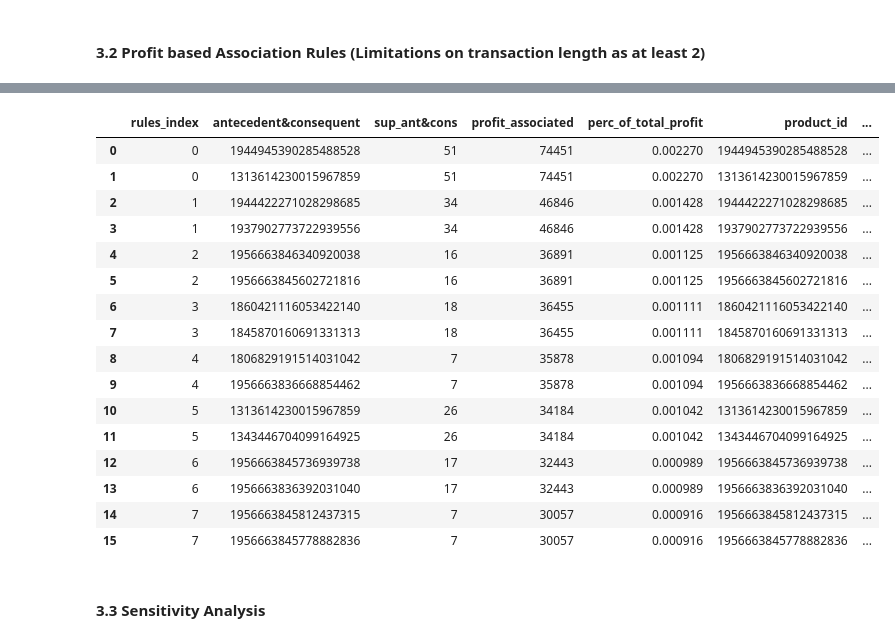
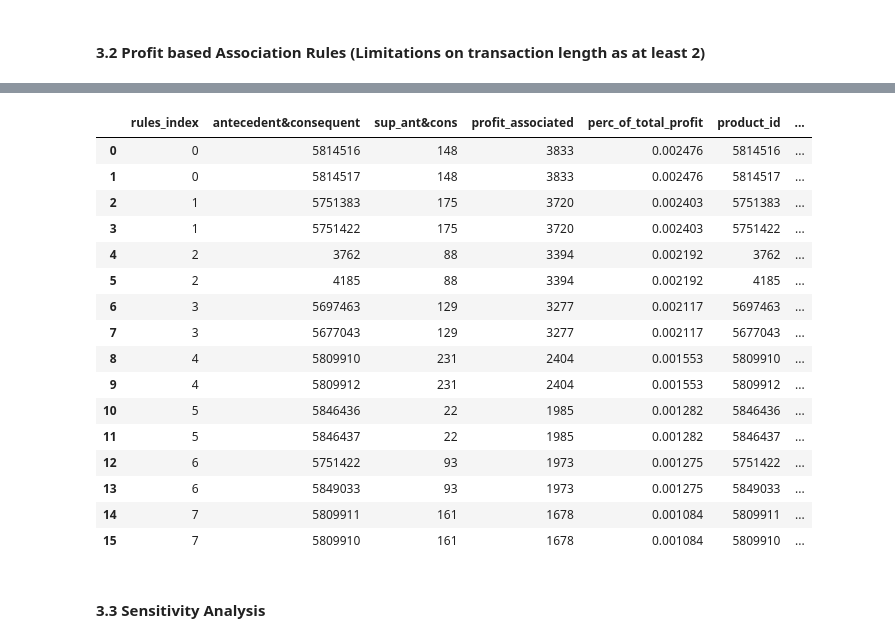
Before and after one commit to dawei7/Detecting-patterns-in-purchase-history-using-association-rule-learning-methods, a Jupyter notebook: Analaysis_Kaggle_Comsetics_Dataset.ipynb, the cells around one changed output, grey strips where cells are left out. Cells and saved outputs as stored; diff of their text form; code cells hidden in the pictures.

```diff
--- a/Analaysis_Kaggle_Comsetics_Dataset.ipynb
+++ b/Analaysis_Kaggle_Comsetics_Dataset.ipynb
@@ -265,9 +265,11 @@ rules_labeled
 # %%
 import modified_fp_growth_algorithm.modified_fp_growth_latest as mod_fp_growth
 
+data = data[data["product_id"].apply(len)<5]
+
 rules = mod_fp_growth.fpgrowthFromDataFrame(\
     data,
-    minSupRatio=0.005,
+    minSupRatio=0.001,
     maxSupRatio=1,
     minConf=0,
     item_col=1,
@@ -315,9 +329,12 @@ import modified_fp_growth_algorithm.modified_fp_growth_latest as mod_fp_growth
 
 #For better trackingI take price instead of profit as profit, because tracking ius easier and at moment I anyway just multiply by 0.1 for profit
 # We see how "super efficient it is, only 6.8 seconds for 13k rules inclduing writing to Excel"
+
+data = data[data["product_id"].apply(len)<5]
+
 rules = mod_fp_growth.fpgrowthFromDataFrame(\
     data,
-    minSupRatio=0.002,
+    minSupRatio=0.005,
     maxSupRatio=1,
     minConf=0,
     item_col=1,
@@ -382,9 +392,12 @@ import modified_fp_growth_algorithm.modified_fp_growth_latest as mod_fp_growth
 
 #For better trackingI take price instead of profit as profit, because tracking ius easier and at moment I anyway just multiply by 0.1 for profit
 # We see how "super efficient it is, only 6.8 seconds for 13k rules inclduing writing to Excel"
+
+data = data[data["product_id"].apply(len)<5]
+
 rules = mod_fp_growth.fpgrowthFromDataFrame(\
     data,
-    minSupRatio=0.0009,
+    minSupRatio=0.0007,
     maxSupRatio=1,
     minTransactionLength=2,
     maxTransactionLength=10,
@@ -410,36 +427,38 @@ rules
 # %%
 # A minSupRatio of 0.007 means, in case of profitability, that it represents 0.007 of total revenues rspectively profit. We made the profit fo each product equal.
 # Let's oberserve what kind of items we have found.
 
 
 rules_exploded = rules.explode("antecedent&consequent")[["antecedent&consequent","sup_ant&cons","profit_associated","perc_of_total_profit"]]
 rules_exploded.insert(0,"rules_index",rules_exploded.index)
 
 rules_labeled =pd.merge(rules_exploded,unique_items, how="inner", left_on="antecedent&consequent",right_on="product_id").sort_values("rules_index").reset_index(drop=True)
 
 rules_labeled.to_excel("rules_labeled.xlsx",index=False)
 
 rules_labeled["profit_associated"] = rules_labeled["profit_associated"].astype(int)
 
+rules_labeled.drop("category_code",axis=1)
+
 rules_labeled.head(16)
 # %% [output]
 |  | rules_index | antecedent&consequent | sup_ant&cons | profit_associated | perc_of_total_profit | product_id | ... |
-| 0 | 0 | 1944945390285488528 | 51 | 74451 | 0.002270 | 1944945390285488528 | ... |
-| 1 | 0 | 1313614230015967859 | 51 | 74451 | 0.002270 | 1313614230015967859 | ... |
-| 2 | 1 | 1944422271028298685 | 34 | 46846 | 0.001428 | 1944422271028298685 | ... |
-| 3 | 1 | 1937902773722939556 | 34 | 46846 | 0.001428 | 1937902773722939556 | ... |
-| 4 | 2 | 1956663846340920038 | 16 | 36891 | 0.001125 | 1956663846340920038 | ... |
-| 5 | 2 | 1956663845602721816 | 16 | 36891 | 0.001125 | 1956663845602721816 | ... |
-| 6 | 3 | 1860421116053422140 | 18 | 36455 | 0.001111 | 1860421116053422140 | ... |
-| 7 | 3 | 1845870160691331313 | 18 | 36455 | 0.001111 | 1845870160691331313 | ... |
-| 8 | 4 | 1806829191514031042 | 7 | 35878 | 0.001094 | 1806829191514031042 | ... |
-| 9 | 4 | 1956663836668854462 | 7 | 35878 | 0.001094 | 1956663836668854462 | ... |
-| 10 | 5 | 1313614230015967859 | 26 | 34184 | 0.001042 | 1313614230015967859 | ... |
-| 11 | 5 | 1343446704099164925 | 26 | 34184 | 0.001042 | 1343446704099164925 | ... |
-| 12 | 6 | 1956663845736939738 | 17 | 32443 | 0.000989 | 1956663845736939738 | ... |
-| 13 | 6 | 1956663836392031040 | 17 | 32443 | 0.000989 | 1956663836392031040 | ... |
-| 14 | 7 | 1956663845812437315 | 7 | 30057 | 0.000916 | 1956663845812437315 | ... |
-| 15 | 7 | 1956663845778882836 | 7 | 30057 | 0.000916 | 1956663845778882836 | ... |
+| 0 | 0 | 5814516 | 148 | 3833 | 0.002476 | 5814516 | ... |
+| 1 | 0 | 5814517 | 148 | 3833 | 0.002476 | 5814517 | ... |
+| 2 | 1 | 5751383 | 175 | 3720 | 0.002403 | 5751383 | ... |
+| 3 | 1 | 5751422 | 175 | 3720 | 0.002403 | 5751422 | ... |
+| 4 | 2 | 3762 | 88 | 3394 | 0.002192 | 3762 | ... |
+| 5 | 2 | 4185 | 88 | 3394 | 0.002192 | 4185 | ... |
+| 6 | 3 | 5697463 | 129 | 3277 | 0.002117 | 5697463 | ... |
+| 7 | 3 | 5677043 | 129 | 3277 | 0.002117 | 5677043 | ... |
+| 8 | 4 | 5809910 | 231 | 2404 | 0.001553 | 5809910 | ... |
+| 9 | 4 | 5809912 | 231 | 2404 | 0.001553 | 5809912 | ... |
+| 10 | 5 | 5846436 | 22 | 1985 | 0.001282 | 5846436 | ... |
+| 11 | 5 | 5846437 | 22 | 1985 | 0.001282 | 5846437 | ... |
+| 12 | 6 | 5751422 | 93 | 1973 | 0.001275 | 5751422 | ... |
+| 13 | 6 | 5849033 | 93 | 1973 | 0.001275 | 5849033 | ... |
+| 14 | 7 | 5809911 | 161 | 1678 | 0.001084 | 5809911 | ... |
+| 15 | 7 | 5809910 | 161 | 1678 | 0.001084 | 5809910 | ... |
 # %% [markdown]
 #### 3.3 Sensitivity Analysis
 # %%
```
Also changed, not shown: parts of 5 cells of this notebook, 5 other files.
